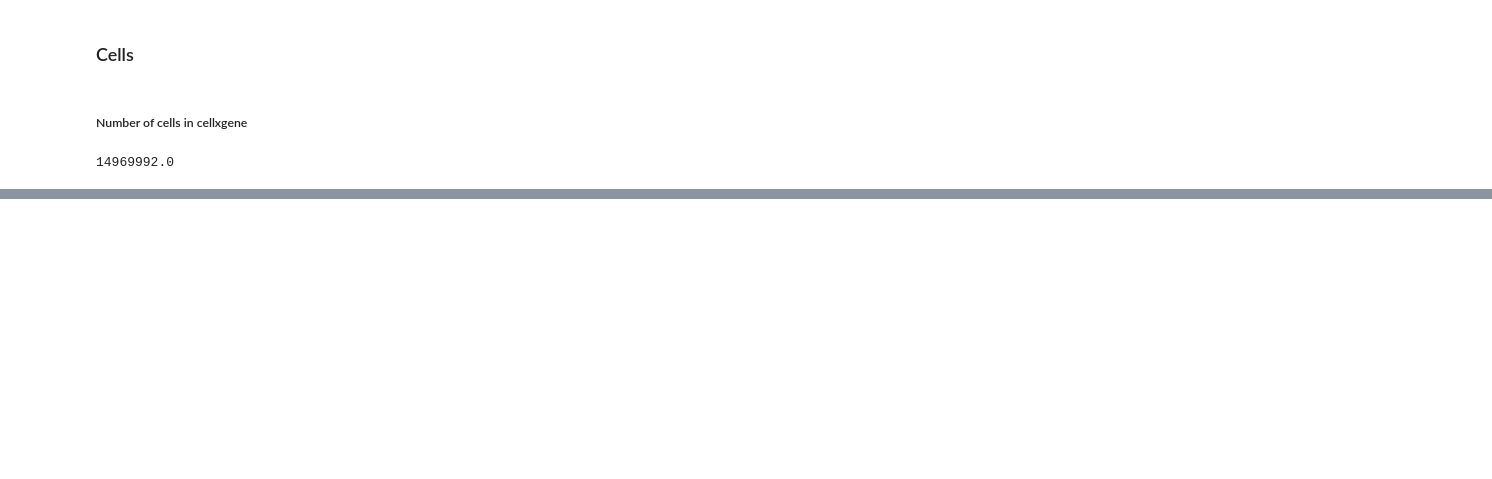
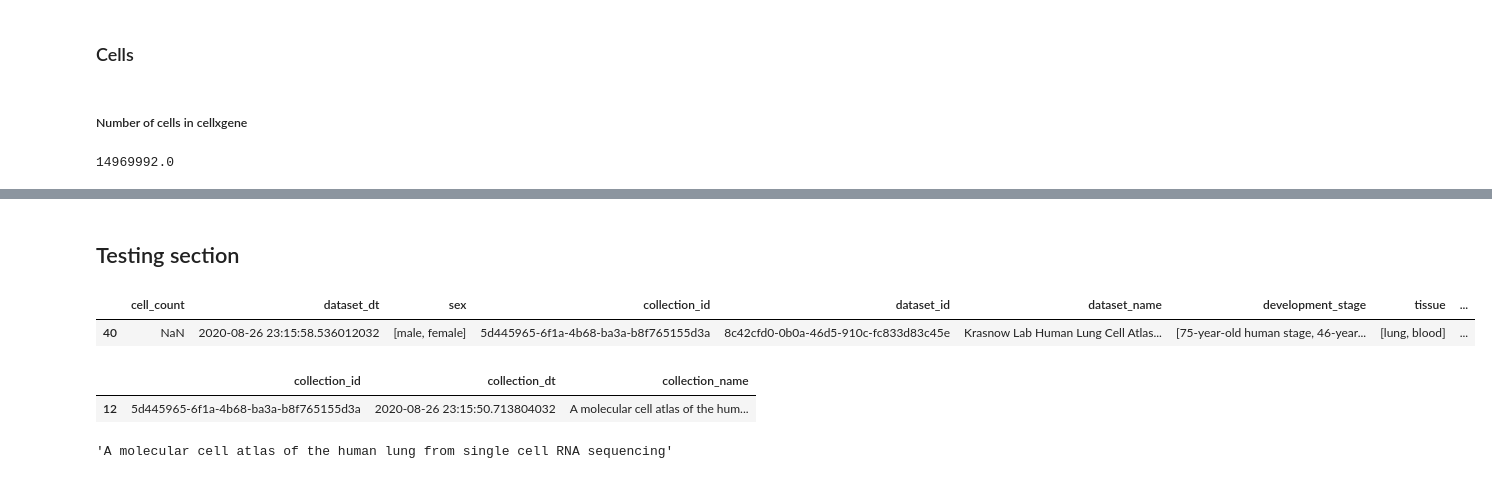
Before and after one commit to rcannood/single-cell-curation, a Jupyter notebook: metrics/single_cell_dataset_metrics.ipynb, the cells around one changed output, grey strips where cells are left out. Cells and saved outputs as stored; diff of their text form; code cells hidden in the pictures; blank space fills up the shorter version.

```diff
--- a/metrics/single_cell_dataset_metrics.ipynb
+++ b/metrics/single_cell_dataset_metrics.ipynb
@@ -448,0 +449,16 @@ by_month.sort_values(by=['year', 'month'])
+# %% [markdown]
+## Testing section
+# %%
+datasets_df[datasets_df['dataset_id'] == '8c42cfd0-0b0a-46d5-910c-fc833d83c45e']
+# %% [output]
+|  | cell_count | dataset_dt | sex | collection_id | dataset_id | dataset_name | development_stage | tissue | ... |
+| 40 | NaN | 2020-08-26 23:15:58.536012032 | [male, female] | 5d445965-6f1a-4b68-ba3a-b8f765155d3a | 8c42cfd0-0b0a-46d5-910c-fc833d83c45e | Krasnow Lab Human Lung Cell Atlas... | [75-year-old human stage, 46-year... | [lung, blood] | ... |
+# %%
+collections_df[collections_df['collection_id'] == '5d445965-6f1a-4b68-ba3a-b8f765155d3a']
+# %% [output]
+|  | collection_id | collection_dt | collection_name |
+| 12 | 5d445965-6f1a-4b68-ba3a-b8f765155d3a | 2020-08-26 23:15:50.713804032 | A molecular cell atlas of the hum... |
+# %%
+collections_df['collection_name'].iloc[12]
+# %% [output]
+'A molecular cell atlas of the human lung from single cell RNA sequencing'
```
Also changed, not shown: parts of 30 cells of this notebook, 1 other file.
